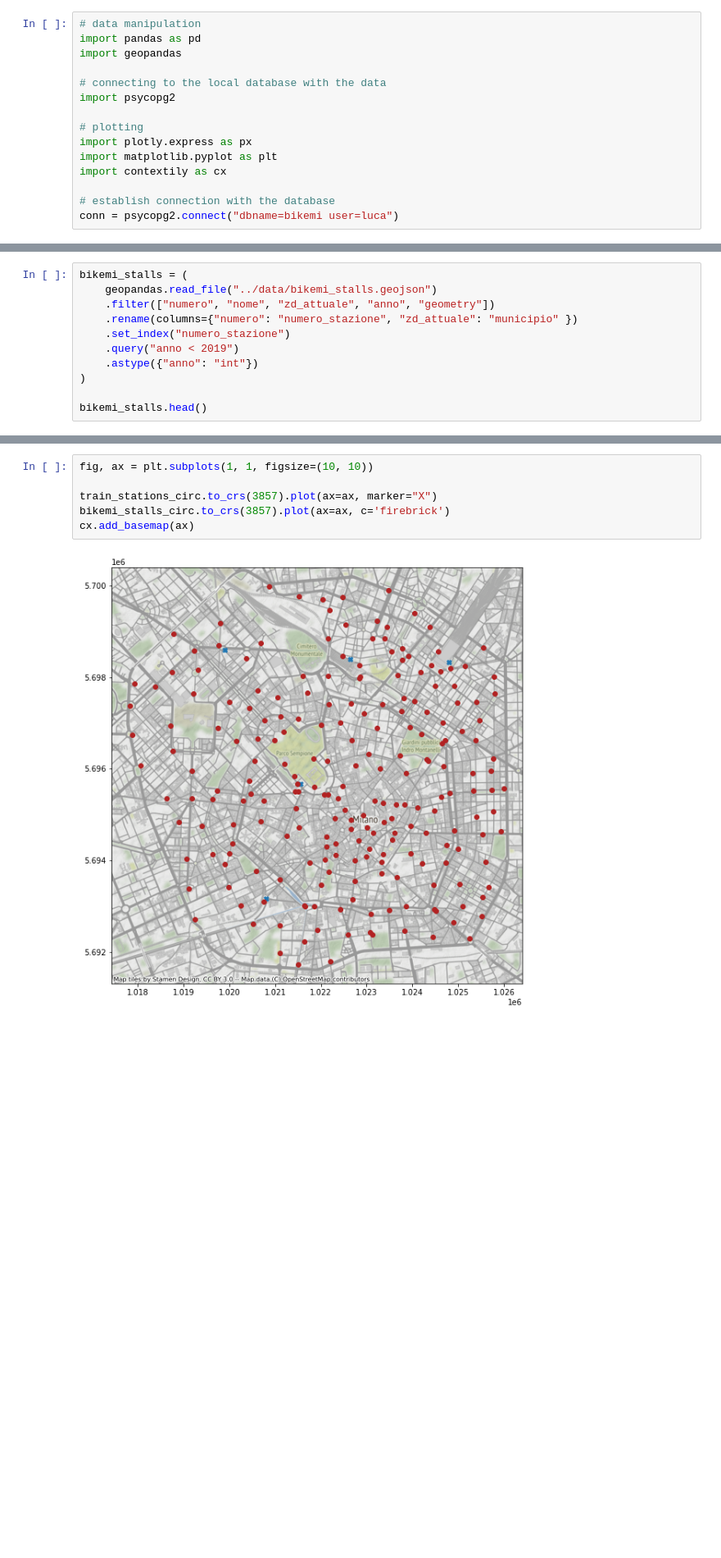
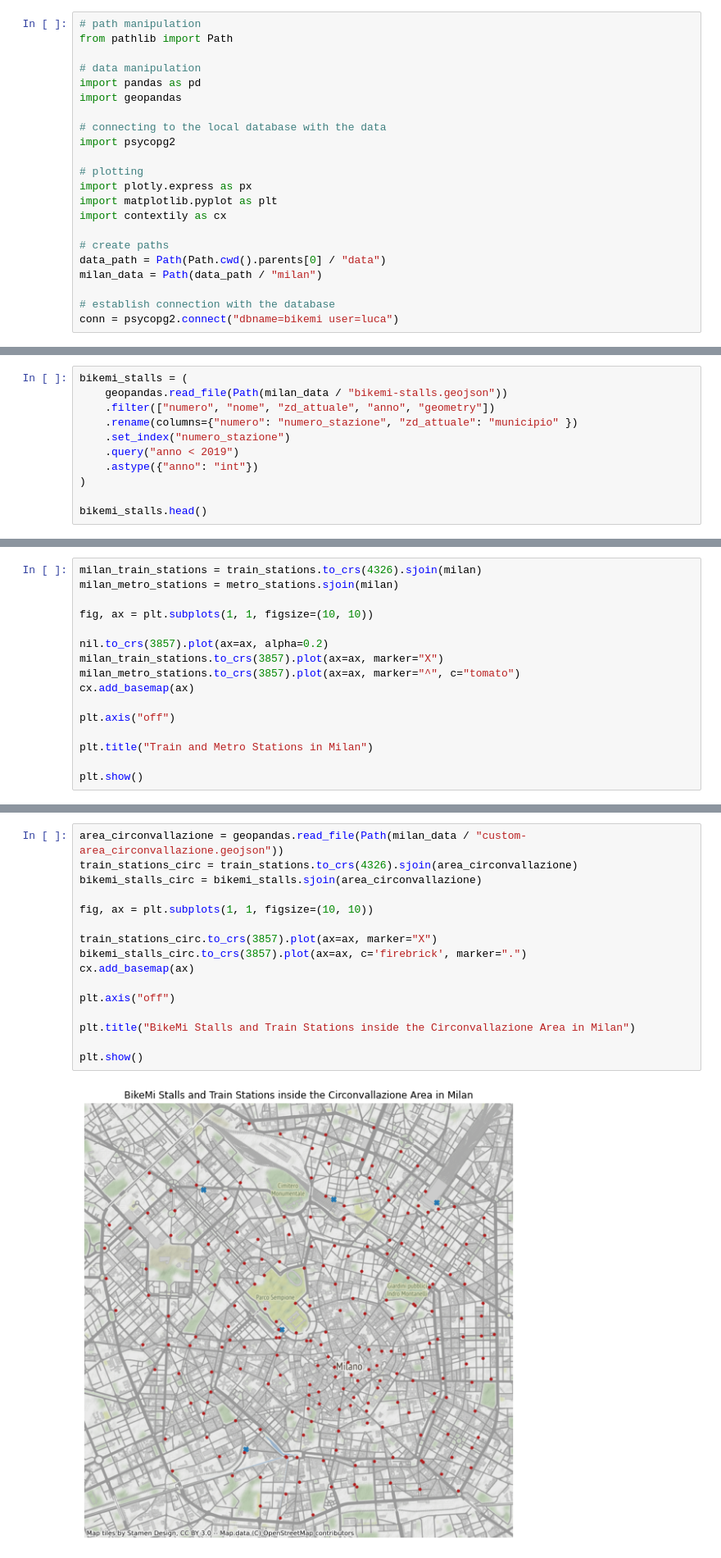
Before and after one commit to toscasterre/thesis-forecasting, a Jupyter notebook: notebooks/03-data_ingestion_and_spatial_operations.ipynb, the cells around one changed output, grey strips where cells are left out. Shown at 82% size. Saved outputs shown, nothing was run; the diff lists cells and outputs as text; blank space fills up the shorter version.

```diff
--- a/notebooks/03-data_ingestion_and_spatial_operations.ipynb
+++ b/notebooks/03-data_ingestion_and_spatial_operations.ipynb
@@ -1,6 +1,9 @@
 # %% [markdown]
 # BikeMi Data
 # %%
+# path manipulation
+from pathlib import Path
+
 # data manipulation
 import pandas as pd
 import geopandas
@@ -13,6 +16,10 @@ import plotly.express as px
 import matplotlib.pyplot as plt
 import contextily as cx
 
+# create paths
+data_path = Path(Path.cwd().parents[0] / "data")
+milan_data = Path(data_path / "milan")
+
 # establish connection with the database
 conn = psycopg2.connect("dbname=bikemi user=luca")
 # %% [markdown]
@@ -263,6 +358,6 @@ On its open data portal, the Comune di Milano publishes all sorts of open data -
 # %%
 bikemi_stalls = (
-    geopandas.read_file("../data/bikemi_stalls.geojson")
+    geopandas.read_file(Path(milan_data / "bikemi-stalls.geojson"))
     .filter(["numero", "nome", "zd_attuale", "anno", "geometry"])
     .rename(columns={"numero": "numero_stazione", "zd_attuale": "municipio" })
     .set_index("numero_stazione")
@@ -306,0 +420,16 @@ bikemi_stalls_circ = bikemi_stalls.sjoin(area_circonvallazione)
+# %%
+milan_train_stations = train_stations.to_crs(4326).sjoin(milan)
+milan_metro_stations = metro_stations.sjoin(milan)
+
+fig, ax = plt.subplots(1, 1, figsize=(10, 10))
+
+nil.to_crs(3857).plot(ax=ax, alpha=0.2)
+milan_train_stations.to_crs(3857).plot(ax=ax, marker="X")
+milan_metro_stations.to_crs(3857).plot(ax=ax, marker="^", c="tomato")
+cx.add_basemap(ax)
+
+plt.axis("off")
+
+plt.title("Train and Metro Stations in Milan")
+
+plt.show()
@@ -307,11 +440,21 @@ bikemi_stalls_circ = bikemi_stalls.sjoin(area_circonvallazione)
 # %%
+area_circonvallazione = geopandas.read_file(Path(milan_data / "custom-area_circonvallazione.geojson"))
+train_stations_circ = train_stations.to_crs(4326).sjoin(area_circonvallazione)
+bikemi_stalls_circ = bikemi_stalls.sjoin(area_circonvallazione)
+
 fig, ax = plt.subplots(1, 1, figsize=(10, 10))
 
 train_stations_circ.to_crs(3857).plot(ax=ax, marker="X")
-bikemi_stalls_circ.to_crs(3857).plot(ax=ax, c='firebrick')
+bikemi_stalls_circ.to_crs(3857).plot(ax=ax, c='firebrick', marker=".")
 cx.add_basemap(ax)
+
+plt.axis("off")
+
+plt.title("BikeMi Stalls and Train Stations inside the Circonvallazione Area in Milan")
+
+plt.show()
 # %% [output]
-[figure, old version]
+[figure, new version]
 # %% [markdown]
 ## Retrieve Data Aggregated at Station-Level
 # %%
```
Also changed, not shown: parts of 23 cells of this notebook, 14 other files.
